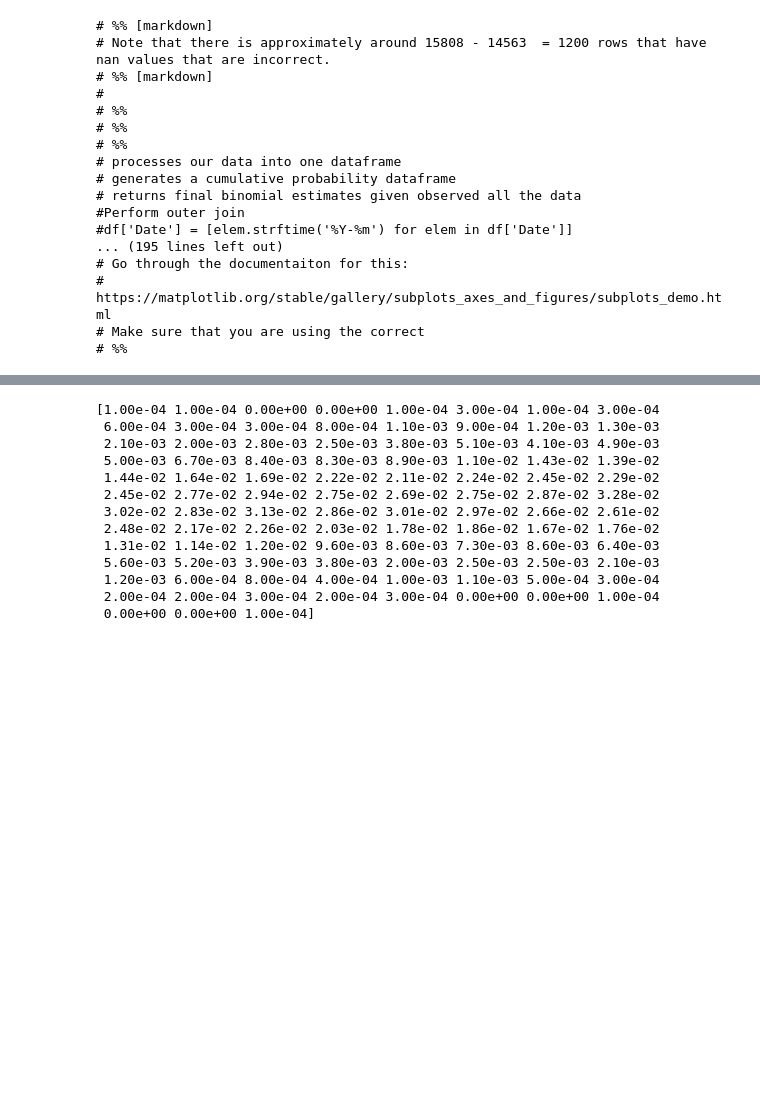
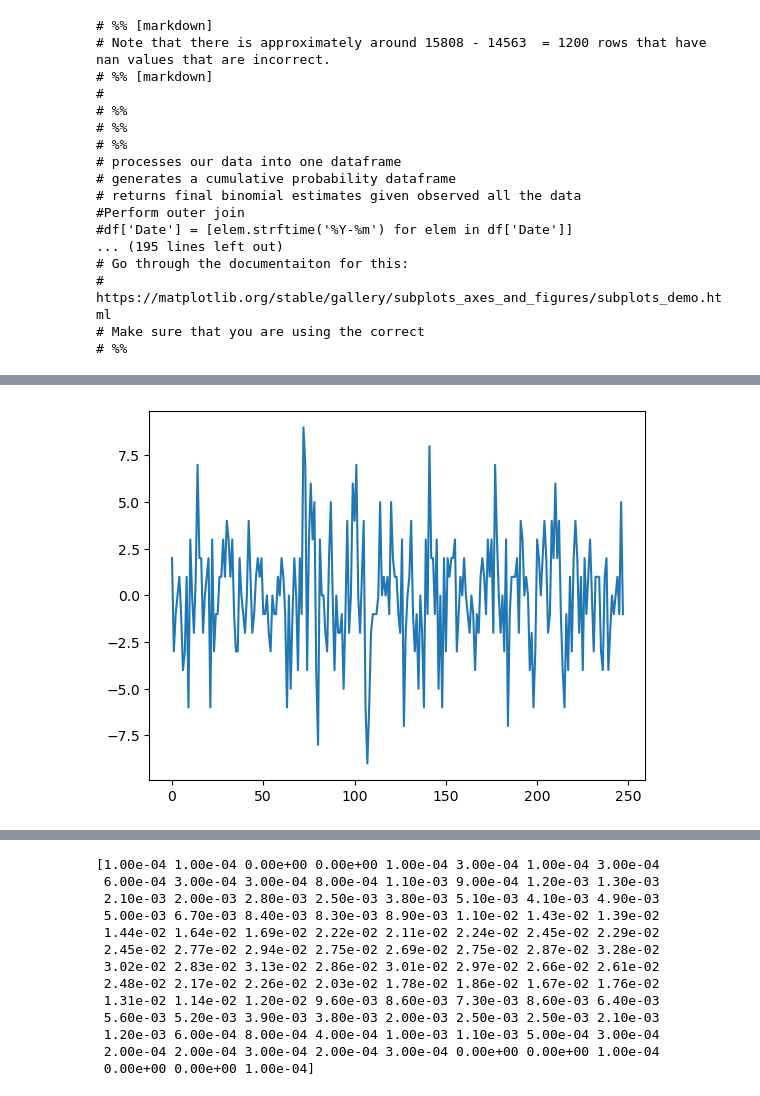
Before and after one commit to KvKid/Exploration-of-Sequential-Monte-Carlo-to-Time-Series-Data, a Jupyter notebook: main.ipynb, the cells around one changed output, grey strips where cells are left out. Cells and saved outputs as stored; diff of their text form; code cells hidden in the pictures; blank space fills up the shorter version.

```diff
--- a/main.ipynb
+++ b/main.ipynb
@@ -459,0 +614,11 @@ class MonteCarlo:
+# %%
+diff = list()
+tdf = analysis3.df['a23'].values
+days_in_year = 7
+for i in range(days_in_year, len(tdf)):
+ value = tdf[i] - tdf[i - days_in_year]
+ diff.append(value)
+pyplot.plot(diff)
+pyplot.show()
+# %% [output]
+[figure, added]
```
Also changed, not shown: parts of 15 cells of this notebook.
